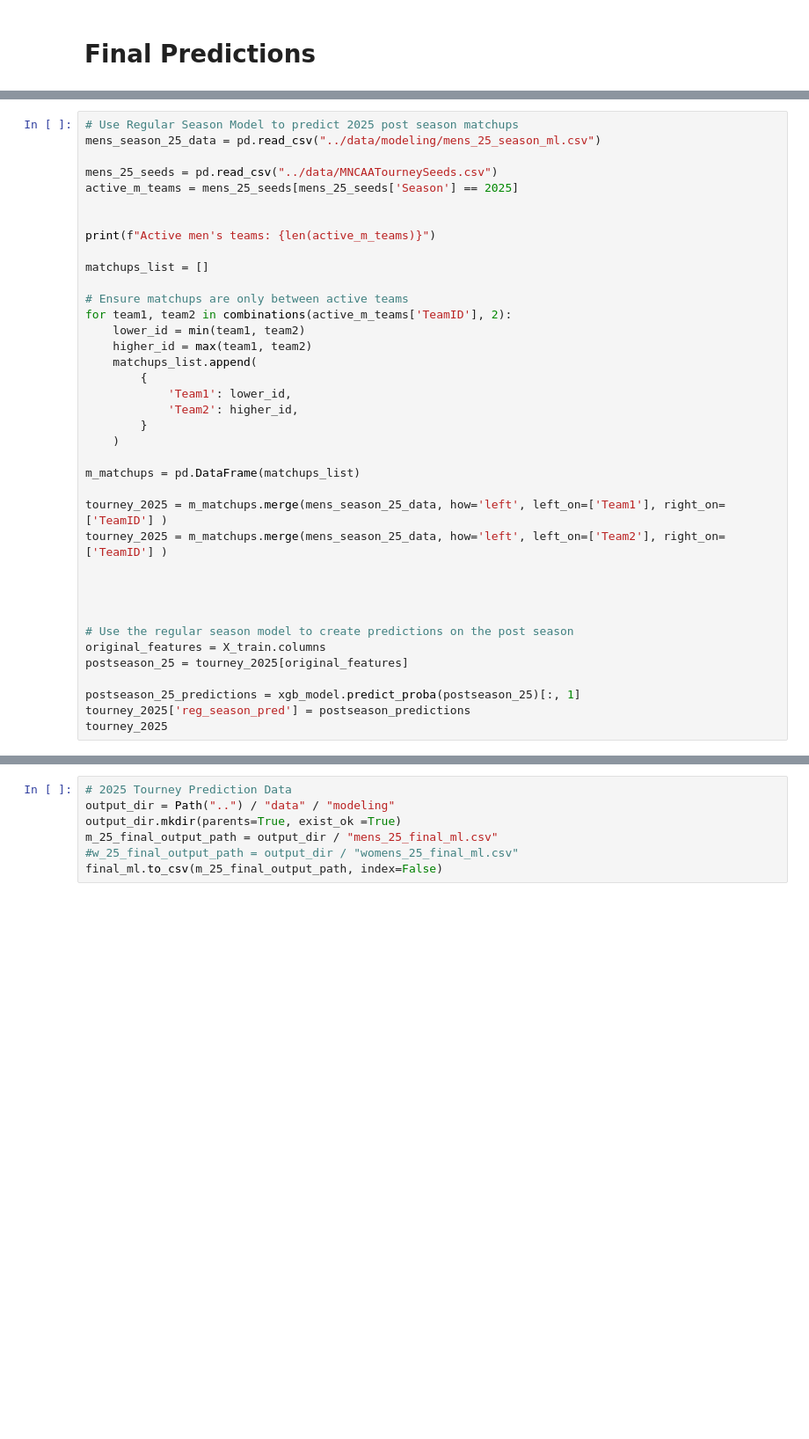
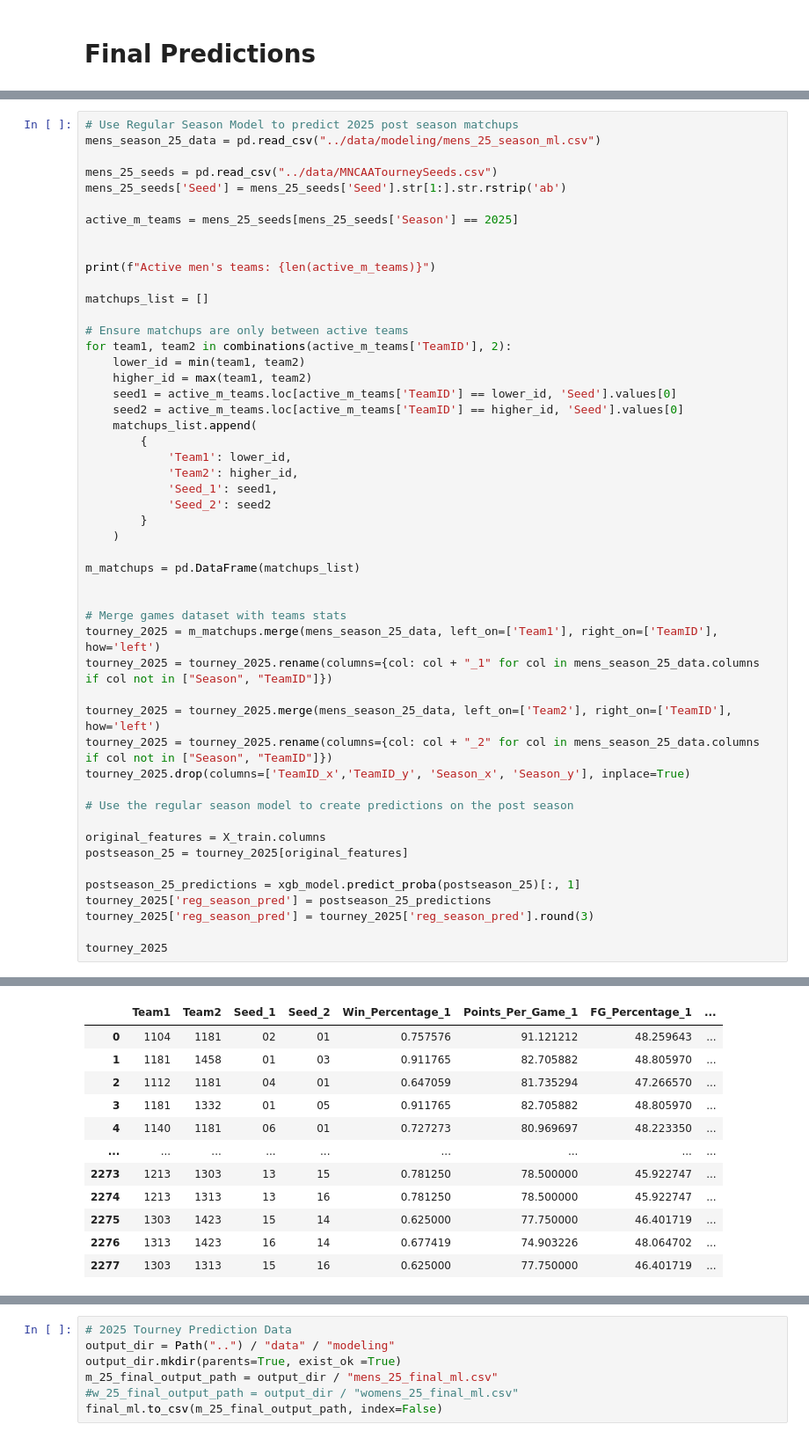
Before and after one commit to alexreid-14/March_ML_Mania_2025, a Jupyter notebook: modeling/reg_season_ml_model.ipynb, the cells around one changed output, grey strips where cells are left out. Shown at 88% size. Cells and saved outputs as stored; diff of their text form; blank space fills up the shorter version.

Commit message:
Created 2025 predictions

```diff
--- a/modeling/reg_season_ml_model.ipynb
+++ b/modeling/reg_season_ml_model.ipynb
@@ -385,6 +390,8 @@ final_ml
 mens_season_25_data = pd.read_csv("../data/modeling/mens_25_season_ml.csv")
 
 mens_25_seeds = pd.read_csv("../data/MNCAATourneySeeds.csv")
+mens_25_seeds['Seed'] = mens_25_seeds['Seed'].str[1:].str.rstrip('ab')
+
 active_m_teams = mens_25_seeds[mens_25_seeds['Season'] == 2025]
 
 
@@ -396,25 +403,36 @@ matchups_list = []
 for team1, team2 in combinations(active_m_teams['TeamID'], 2):
     lower_id = min(team1, team2)
     higher_id = max(team1, team2)
+    seed1 = active_m_teams.loc[active_m_teams['TeamID'] == lower_id, 'Seed'].values[0]
+    seed2 = active_m_teams.loc[active_m_teams['TeamID'] == higher_id, 'Seed'].values[0]
     matchups_list.append(
         {
             'Team1': lower_id,
             'Team2': higher_id,
+            'Seed_1': seed1,
+            'Seed_2': seed2
         }
     )
 
 m_matchups = pd.DataFrame(matchups_list)
 
-tourney_2025 = m_matchups.merge(mens_season_25_data, how='left', left_on=['Team1'], right_on=['TeamID'] )
-tourney_2025 = m_matchups.merge(mens_season_25_data, how='left', left_on=['Team2'], right_on=['TeamID'] )
 
+# Merge games dataset with teams stats
+tourney_2025 = m_matchups.merge(mens_season_25_data, left_on=['Team1'], right_on=['TeamID'], how='left')
+tourney_2025 = tourney_2025.rename(columns={col: col + "_1" for col in mens_season_25_data.columns if col not in ["Season", "TeamID"]})
 
-
+tourney_2025 = tourney_2025.merge(mens_season_25_data, left_on=['Team2'], right_on=['TeamID'], how='left')
+tourney_2025 = tourney_2025.rename(columns={col: col + "_2" for col in mens_season_25_data.columns if col not in ["Season", "TeamID"]})
+tourney_2025.drop(columns=['TeamID_x','TeamID_y', 'Season_x', 'Season_y'], inplace=True)
 
 # Use the regular season model to create predictions on the post season
+
 original_features = X_train.columns
 postseason_25 = tourney_2025[original_features]
 
 postseason_25_predictions = xgb_model.predict_proba(postseason_25)[:, 1]
-tourney_2025['reg_season_pred'] = postseason_predictions
+tourney_2025['reg_season_pred'] = postseason_25_predictions
+tourney_2025['reg_season_pred'] = tourney_2025['reg_season_pred'].round(3)
+
 tourney_2025
+# %% [output]
@@ -420,0 +440,12 @@ tourney_2025
+|  | Team1 | Team2 | Seed_1 | Seed_2 | Win_Percentage_1 | Points_Per_Game_1 | FG_Percentage_1 | ... |
+| 0 | 1104 | 1181 | 02 | 01 | 0.757576 | 91.121212 | 48.259643 | ... |
+| 1 | 1181 | 1458 | 01 | 03 | 0.911765 | 82.705882 | 48.805970 | ... |
+| 2 | 1112 | 1181 | 04 | 01 | 0.647059 | 81.735294 | 47.266570 | ... |
+| 3 | 1181 | 1332 | 01 | 05 | 0.911765 | 82.705882 | 48.805970 | ... |
+| 4 | 1140 | 1181 | 06 | 01 | 0.727273 | 80.969697 | 48.223350 | ... |
+| ... | ... | ... | ... | ... | ... | ... | ... | ... |
+| 2273 | 1213 | 1303 | 13 | 15 | 0.781250 | 78.500000 | 45.922747 | ... |
+| 2274 | 1213 | 1313 | 13 | 16 | 0.781250 | 78.500000 | 45.922747 | ... |
+| 2275 | 1303 | 1423 | 15 | 14 | 0.625000 | 77.750000 | 46.401719 | ... |
+| 2276 | 1313 | 1423 | 16 | 14 | 0.677419 | 74.903226 | 48.064702 | ... |
+| 2277 | 1303 | 1313 | 15 | 16 | 0.625000 | 77.750000 | 46.401719 | ... |
```
Also changed, not shown: parts of 11 cells of this notebook, 2 other files.
